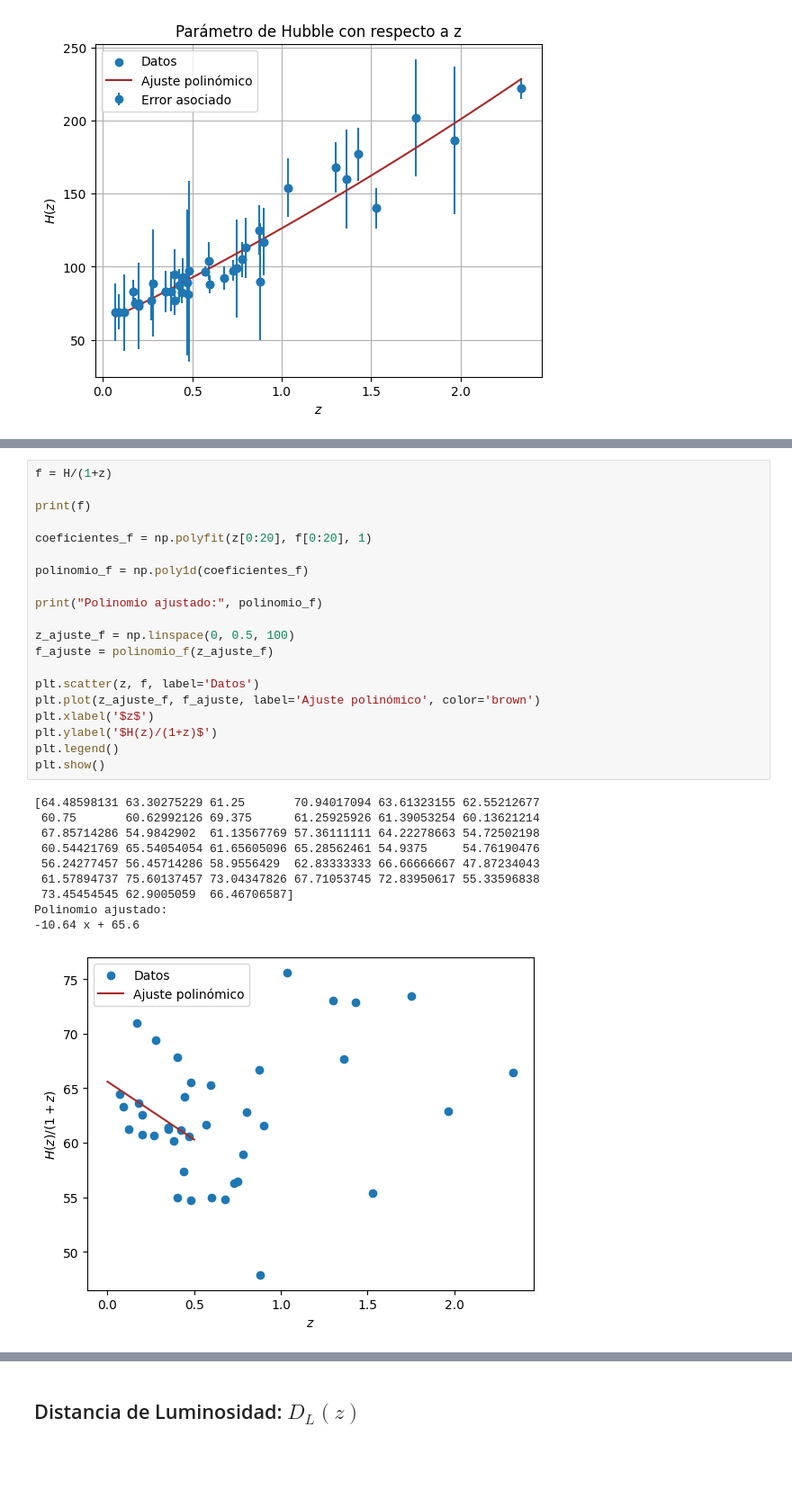
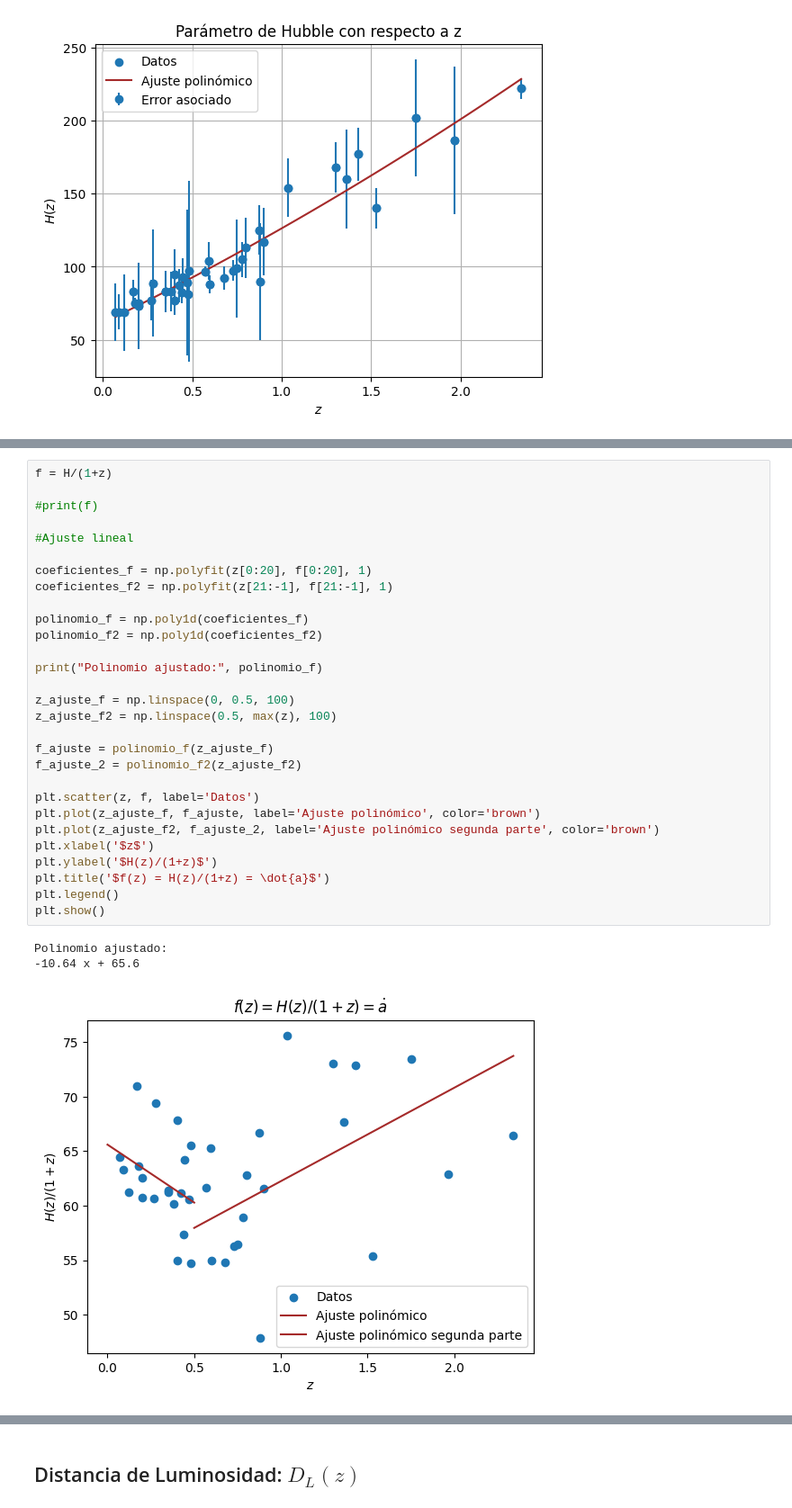
Before and after one commit to XimePS/Practica-DFI, a Jupyter notebook: código práctica dfi.ipynb, the cells around one changed output, grey strips where cells are left out. Shown: that part at 90% size. Drawn from its saved outputs; the diff is of its cells as text; blank space fills up the shorter version.

```diff
--- a/código práctica dfi.ipynb
+++ b/código práctica dfi.ipynb
@@ -84,34 +93,36 @@ Polinomio ajustado:        2
 # %%
 f = H/(1+z)
 
-print(f)
+#print(f)
+
+#Ajuste lineal
 
 coeficientes_f = np.polyfit(z[0:20], f[0:20], 1)
+coeficientes_f2 = np.polyfit(z[21:-1], f[21:-1], 1)
 
 polinomio_f = np.poly1d(coeficientes_f)
+polinomio_f2 = np.poly1d(coeficientes_f2)
 
 print("Polinomio ajustado:", polinomio_f)
 
 z_ajuste_f = np.linspace(0, 0.5, 100)
+z_ajuste_f2 = np.linspace(0.5, max(z), 100)
+
 f_ajuste = polinomio_f(z_ajuste_f)
+f_ajuste_2 = polinomio_f2(z_ajuste_f2)
 
 plt.scatter(z, f, label='Datos')
 plt.plot(z_ajuste_f, f_ajuste, label='Ajuste polinómico', color='brown')
+plt.plot(z_ajuste_f2, f_ajuste_2, label='Ajuste polinómico segunda parte', color='brown')
 plt.xlabel('$z$')
 plt.ylabel('$H(z)/(1+z)$')
+plt.title('$f(z) = H(z)/(1+z) = \dot{a}$')
 plt.legend()
 plt.show()
 # %% [output]
-[64.48598131 63.30275229 61.25       70.94017094 63.61323155 62.55212677
- 60.75       60.62992126 69.375      61.25925926 61.39053254 60.13621214
- 67.85714286 54.9842902  61.13567769 57.36111111 64.22278663 54.72502198
- 60.54421769 65.54054054 61.65605096 65.28562461 54.9375     54.76190476
- 56.24277457 56.45714286 58.9556429  62.83333333 66.66666667 47.87234043
- 61.57894737 75.60137457 73.04347826 67.71053745 72.83950617 55.33596838
- 73.45454545 62.9005059  66.46706587]
 Polinomio ajustado:
 -10.64 x + 65.6
-[figure, old version]
+[figure, new version]
 # %% [markdown]
 Calculo de $D_L(z)$ a partir de la relación:
 
```
Also changed, not shown: parts of 14 cells of this notebook.
